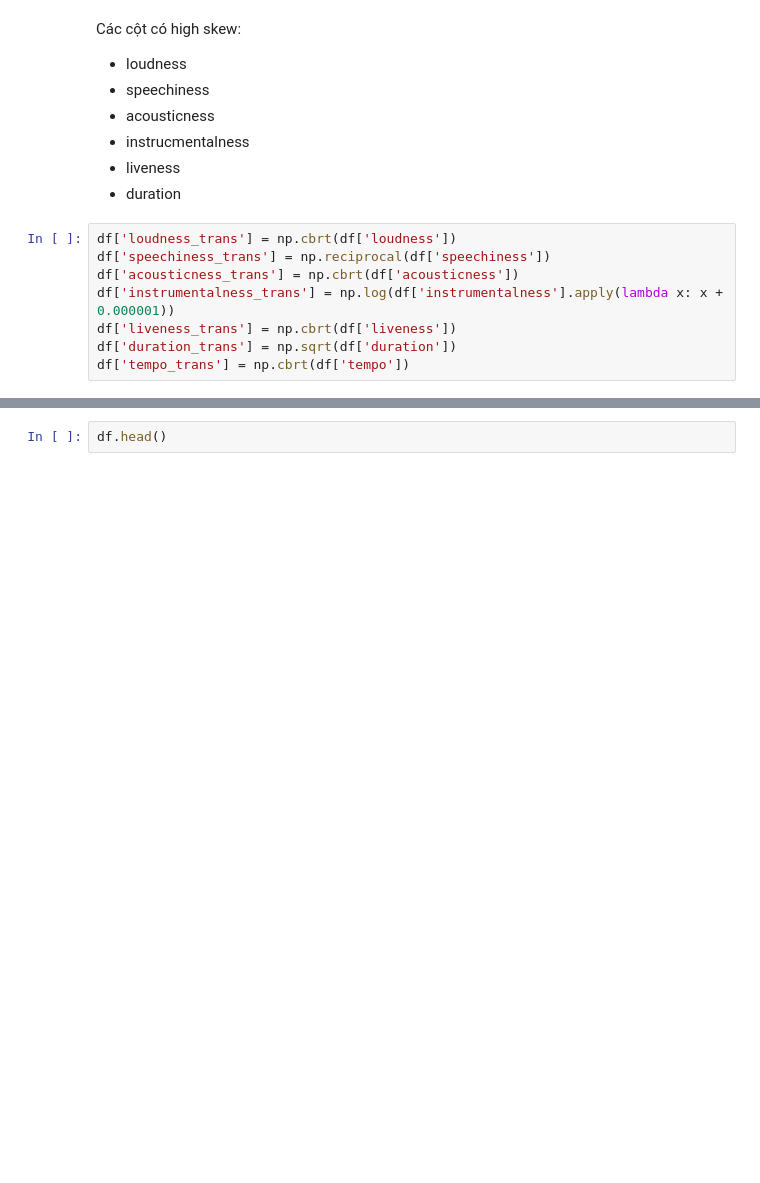
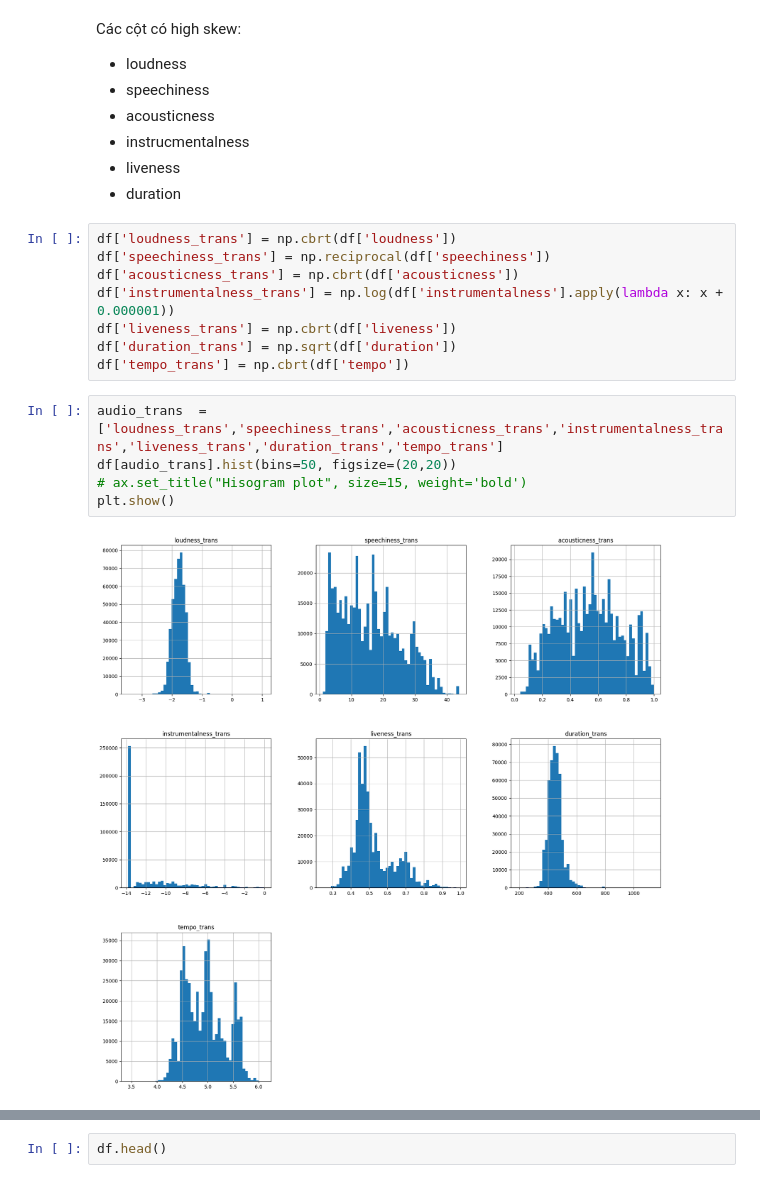
Before and after one commit to Miruku2201/LTKHDL_FinalProject, a Jupyter notebook: Final Project.ipynb, the cells around one changed output, grey strips where cells are left out. Cells and saved outputs as stored; diff of their text form; blank space fills up the shorter version.

```diff
--- a/Final Project.ipynb
+++ b/Final Project.ipynb
@@ -557,6 +577,13 @@ df['instrumentalness_trans'] = np.log(df['instrumentalness'].apply(lambda x: x +
 df['liveness_trans'] = np.cbrt(df['liveness'])
 df['duration_trans'] = np.sqrt(df['duration'])
 df['tempo_trans'] = np.cbrt(df['tempo'])
+# %%
+audio_trans  =['loudness_trans','speechiness_trans','acousticness_trans','instrumentalness_trans','liveness_trans','duration_trans','tempo_trans']
+df[audio_trans].hist(bins=50, figsize=(20,20))
+# ax.set_title("Hisogram plot", size=15, weight='bold')
+plt.show()
+# %% [output]
+[figure, added]
 # %%
 df.shape
 # %% [output]
```
Also changed, not shown: parts of 43 cells of this notebook, 2 other files.
